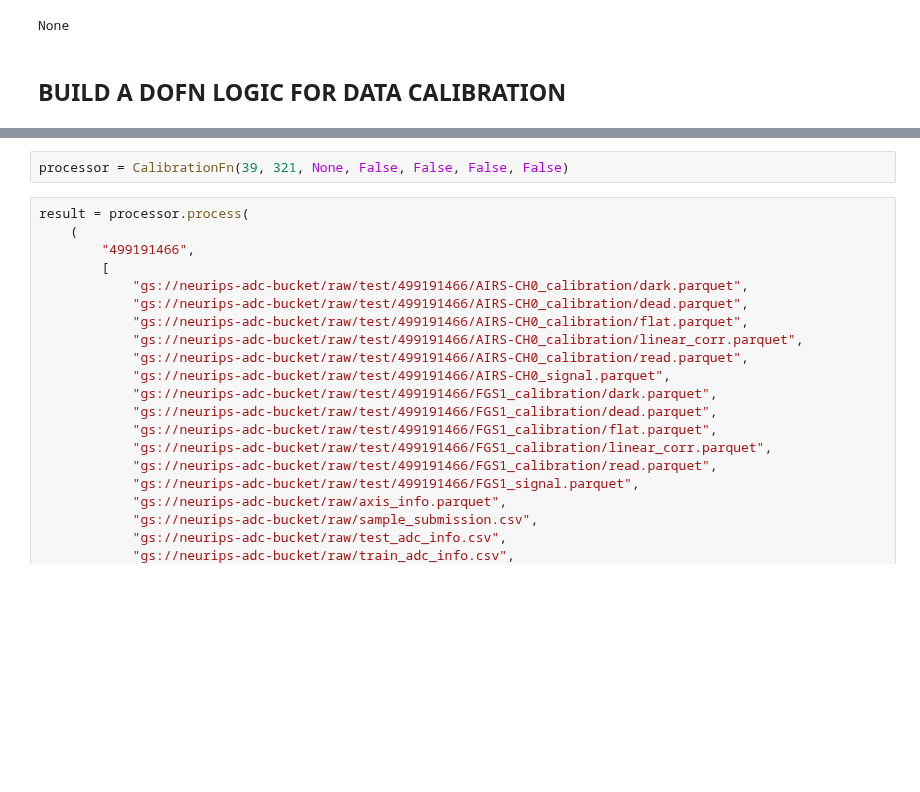
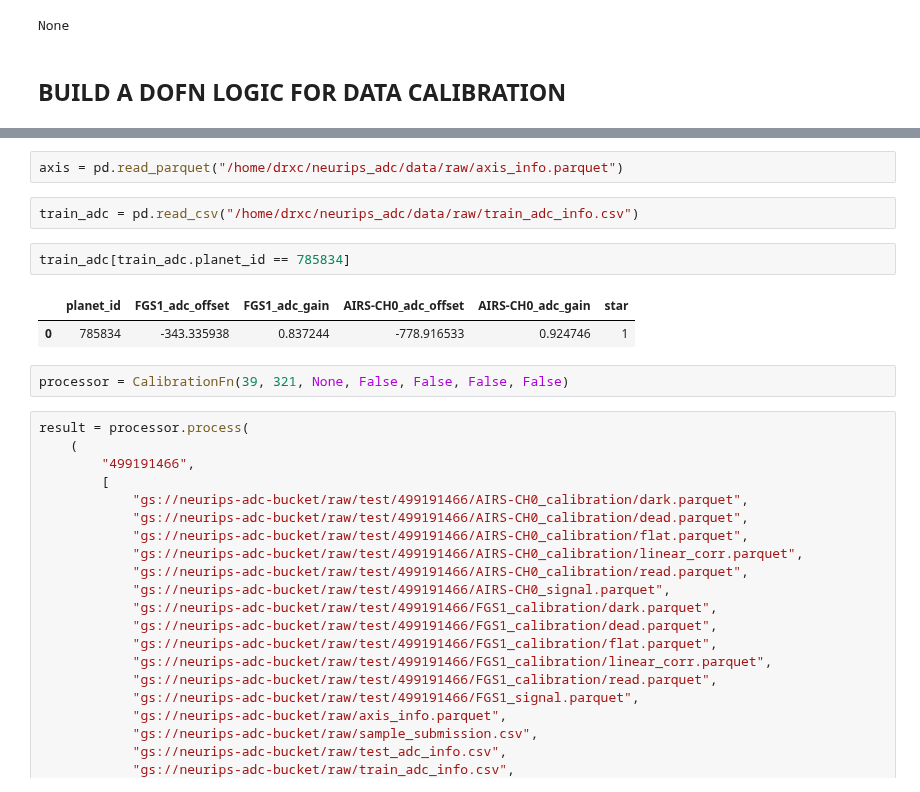
Before and after one commit to CedrickArmel/neurips_adc, a Jupyter notebook: notebooks/04-cay-test-apache-beam-tfx.ipynb, the cells around one changed output, grey strips where cells are left out. Saved outputs shown, nothing was run; the diff lists cells and outputs as text; blank space fills up the shorter version.

```diff
--- a/notebooks/04-cay-test-apache-beam-tfx.ipynb
+++ b/notebooks/04-cay-test-apache-beam-tfx.ipynb
@@ -565,5 +562,14 @@ class CalibrationFn(beam.DoFn):
         del info_data["train_adc_info"], info_data["test_adc_info"]
         return airs_data, fgs_data, info_data
+# %%
+axis = pd.read_parquet("/home/drxc/neurips_adc/data/raw/axis_info.parquet")
+# %%
+train_adc = pd.read_csv("/home/drxc/neurips_adc/data/raw/train_adc_info.csv")
+# %%
+train_adc[train_adc.planet_id == 785834]
+# %% [output]
+|  | planet_id | FGS1_adc_offset | FGS1_adc_gain | AIRS-CH0_adc_offset | AIRS-CH0_adc_gain | star |
+| 0 | 785834 | -343.335938 | 0.837244 | -778.916533 | 0.924746 | 1 |
 # %%
 processor = CalibrationFn(39, 321, None, False, False, False, False)
 # %%
```
Also changed, not shown: parts of 14 cells of this notebook.
